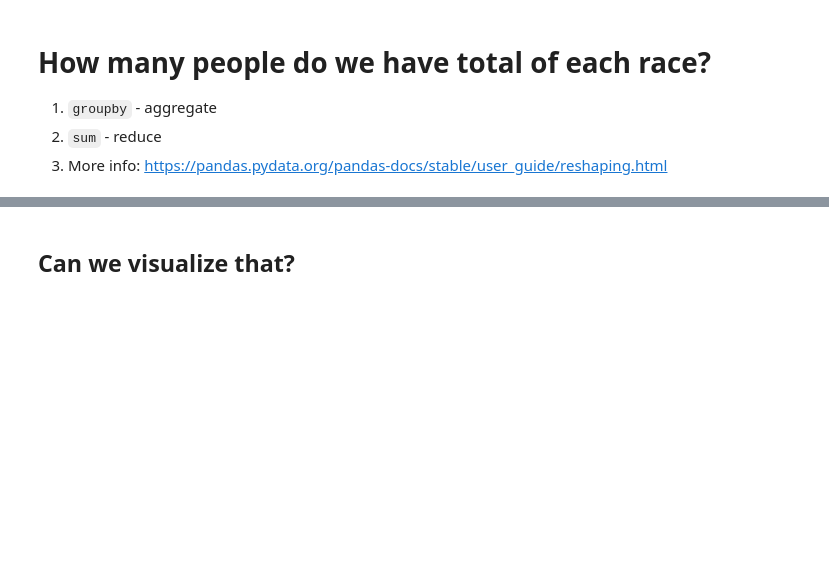
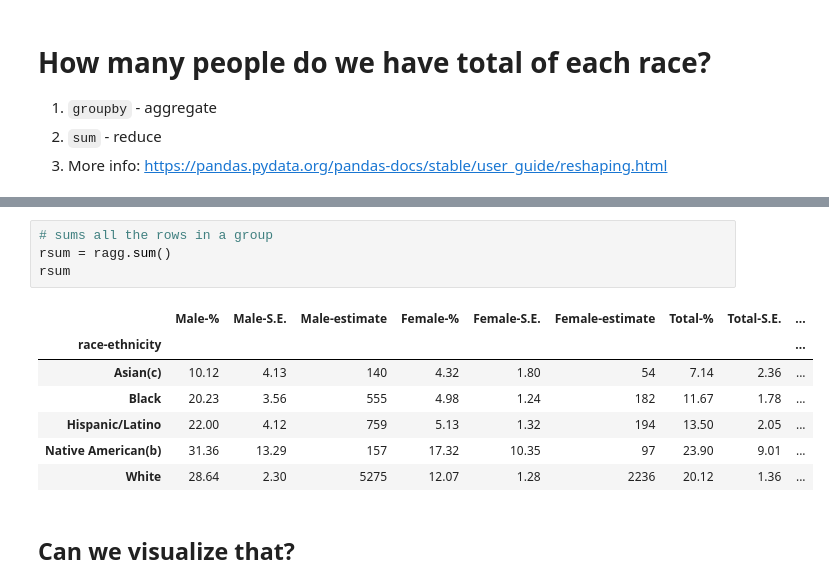
Before and after one commit to ccnypsych/psy31170, a Jupyter notebook: slides/L07_stats_viz.ipynb, the cells around one changed output, grey strips where cells are left out. Cells and saved outputs as stored; diff of their text form; blank space fills up the shorter version.

```diff
--- a/slides/L07_stats_viz.ipynb
+++ b/slides/L07_stats_viz.ipynb
@@ -39,3 +103,15 @@ ragg
+# %%
+# sums all the rows in a group
+rsum = ragg.sum()
+rsum
+# %% [output]
+|  | Male-% | Male-S.E. | Male-estimate | Female-% | Female-S.E. | Female-estimate | Total-% | Total-S.E. | ... |
+| race-ethnicity |  |  |  |  |  |  |  |  | ... |
+| Asian(c) | 10.12 | 4.13 | 140 | 4.32 | 1.80 | 54 | 7.14 | 2.36 | ... |
+| Black | 20.23 | 3.56 | 555 | 4.98 | 1.24 | 182 | 11.67 | 1.78 | ... |
+| Hispanic/Latino | 22.00 | 4.12 | 759 | 5.13 | 1.32 | 194 | 13.50 | 2.05 | ... |
+| Native American(b) | 31.36 | 13.29 | 157 | 17.32 | 10.35 | 97 | 23.90 | 9.01 | ... |
+| White | 28.64 | 2.30 | 5275 | 12.07 | 1.28 | 2236 | 20.12 | 1.36 | ... |
 # %% [markdown]
 ## Can we visualize that?
 # %% [markdown]
```
Also changed, not shown: parts of 15 cells of this notebook.
